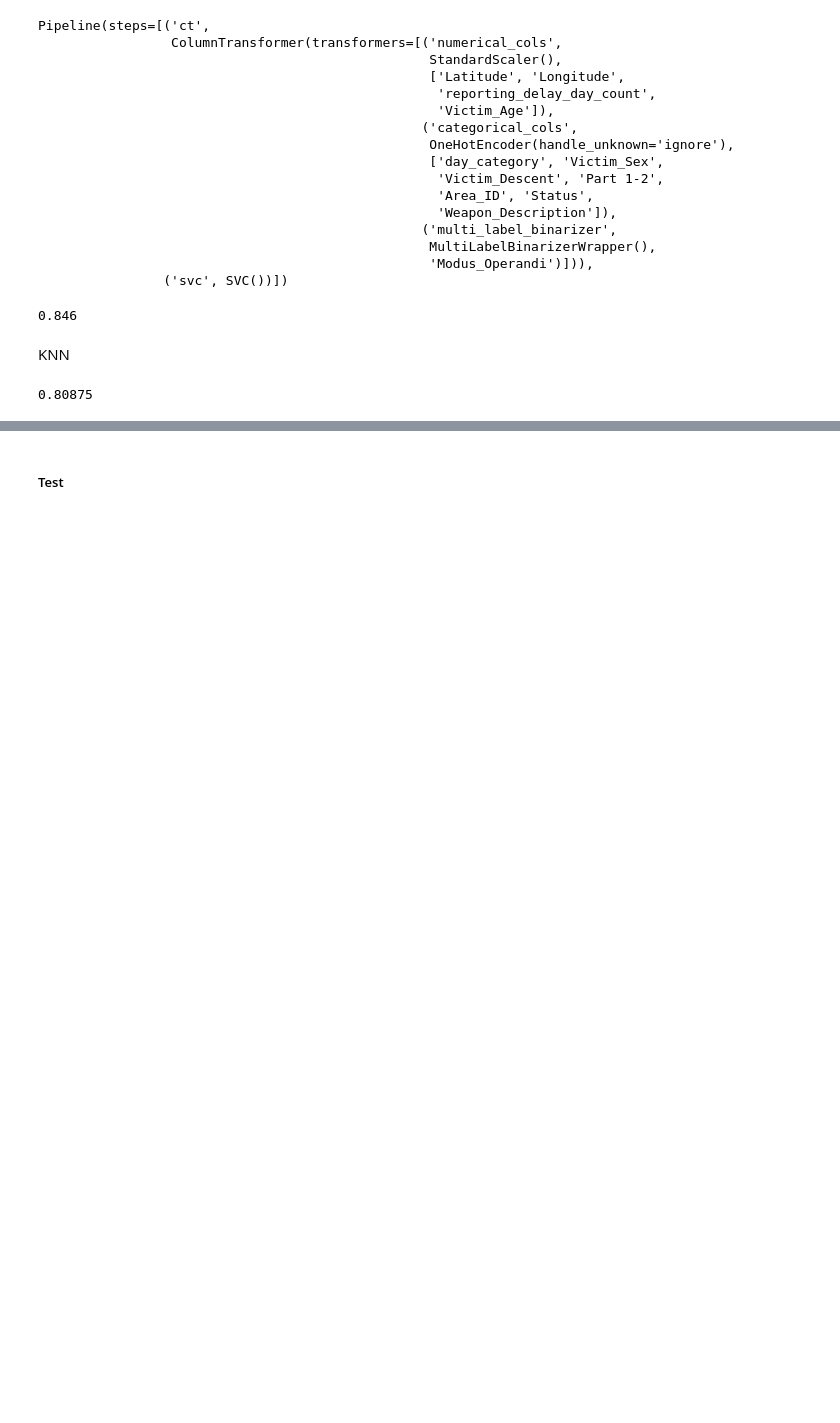
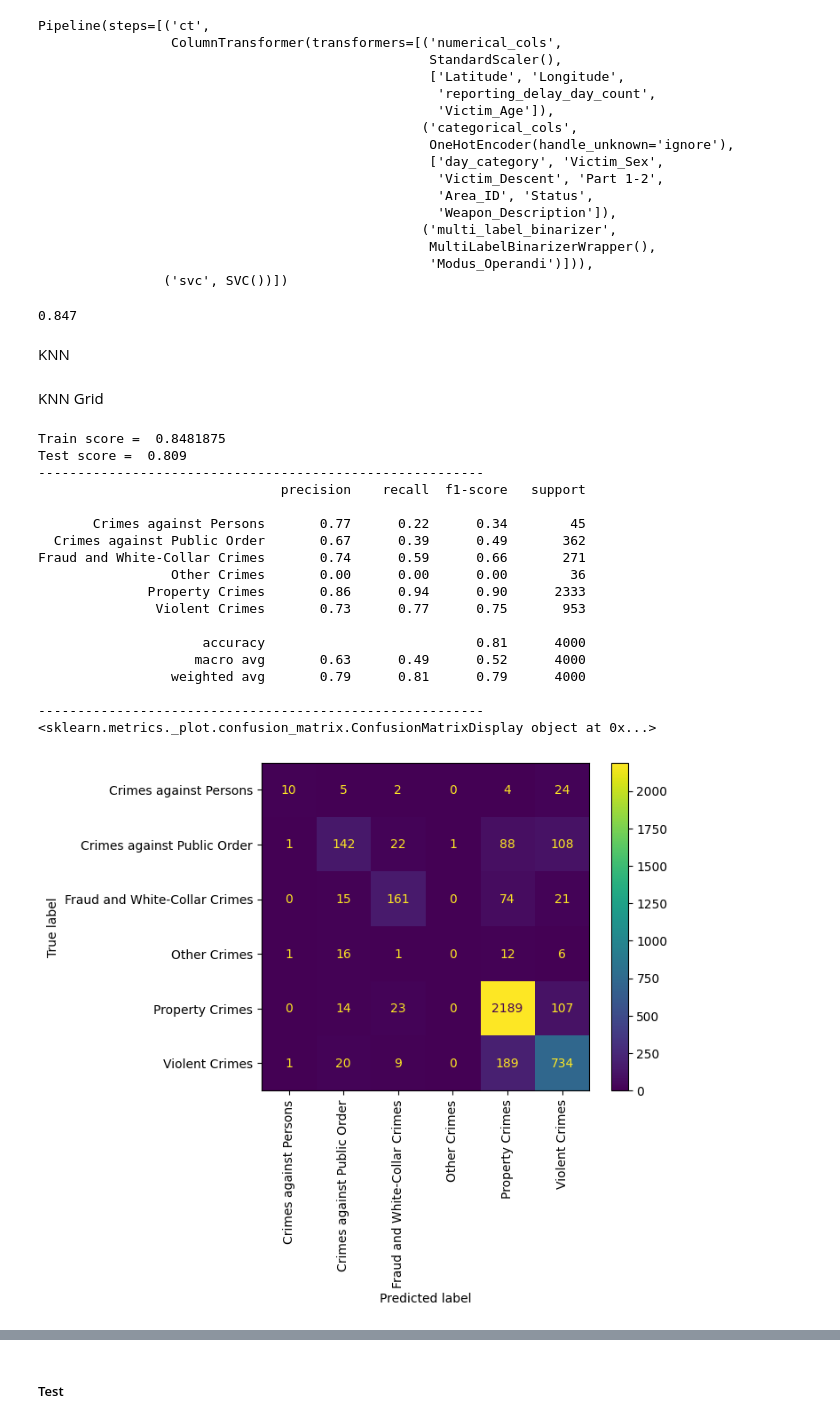
Before and after one commit to linisha04/ml-project-academic, a Jupyter notebook: 22f2000254-notebook-t22024.ipynb, the cells around one changed output, grey strips where cells are left out. Cells and saved outputs as stored; diff of their text form; code cells hidden in the pictures; blank space fills up the shorter version.

```diff
--- a/22f2000254-notebook-t22024.ipynb
+++ b/22f2000254-notebook-t22024.ipynb
@@ -50,6 +53,7 @@ train['day_category']=train['Time_Occurred'].apply(day_category )
 # %%
 
 def extract_date(d):
+    str(d)
     date=d.split(' ')[0]
 
 
@@ -457,7 +461,7 @@ Pipeline(steps=[('ct',
 # %%
 pipe_svc.score(xtest,ytest)
 # %% [output]
-0.846
+0.847
 # %%
 # from sklearn.linear_model import Perceptron
 
@@ -468,15 +472,48 @@ pipe_svc.score(xtest,ytest)
 # pipe_percep.score(xtest,ytest)
 # %% [markdown]
 KNN
+# %% [markdown]
+KNN Grid
 # %%
 from sklearn.neighbors import KNeighborsClassifier
 
-
-kn_classifier=Pipeline(steps=[('ct' , ct ),( 'knn' ,KNeighborsClassifier(n_neighbors=10))])
+#45  33-8077   29-81  28  27  20  16  14 12 10
+kn_classifier=Pipeline(steps=[('ct' , ct ),( 'knn' ,KNeighborsClassifier(n_neighbors=9))])
 
 
 kn_classifier.fit(xtrain , ytrain)
 
-kn_classifier.score(xtest,ytest)
+
+ypred_kn_classifier=kn_classifier.predict(xtest)
+
+
+
+print("Train score = ",kn_classifier.score(xtrain,ytrain))
+print("Test score = ",kn_classifier.score(xtest,ytest))
+
+print('---------------------------------------------------------')
+print(classification_report(ytest,ypred_kn_classifier))
+
+print('---------------------------------------------------------')
+
+print(ConfusionMatrixDisplay.from_estimator(kn_classifier , xtest , ytest ,xticks_rotation='vertical'))
 # %% [output]
-0.80875
+Train score =  0.8481875
+Test score =  0.809
+---------------------------------------------------------
+                               precision    recall  f1-score   support
+
+       Crimes against Persons       0.77      0.22      0.34        45
+  Crimes against Public Order       0.67      0.39      0.49       362
+Fraud and White-Collar Crimes       0.74      0.59      0.66       271
+                 Other Crimes       0.00      0.00      0.00        36
+              Property Crimes       0.86      0.94      0.90      2333
+               Violent Crimes       0.73      0.77      0.75       953
+
+                     accuracy                           0.81      4000
+                    macro avg       0.63      0.49      0.52      4000
+                 weighted avg       0.79      0.81      0.79      4000
+
+---------------------------------------------------------
+<sklearn.metrics._plot.confusion_matrix.ConfusionMatrixDisplay object at 0x...>
+[figure, added]
```
Also changed, not shown: parts of 6 cells of this notebook.
